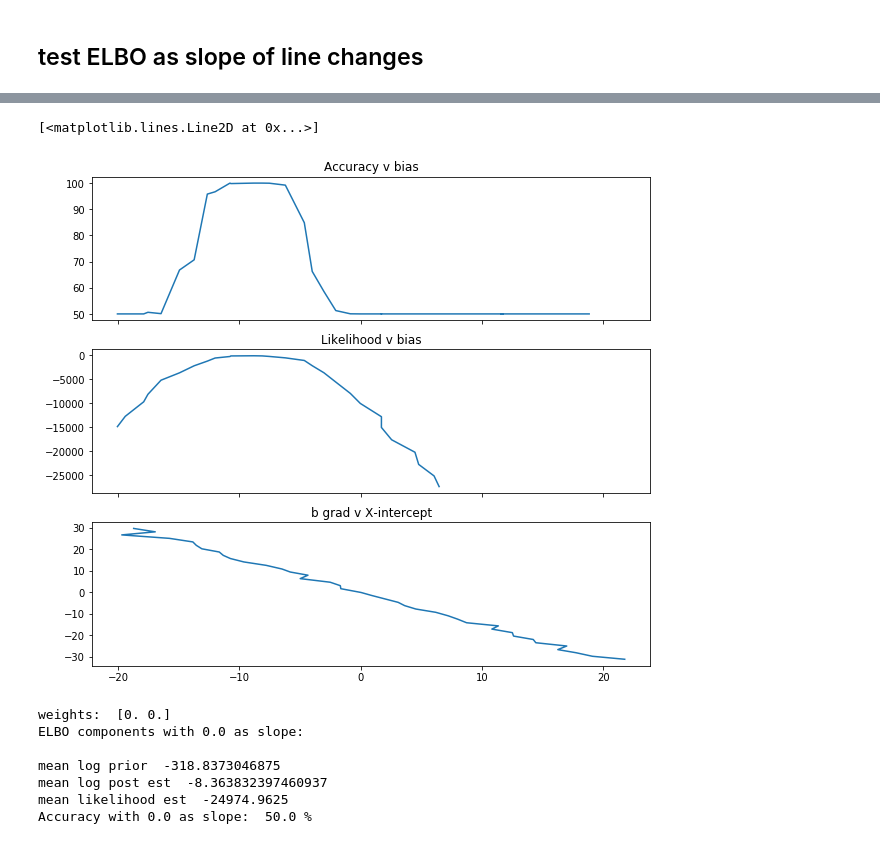
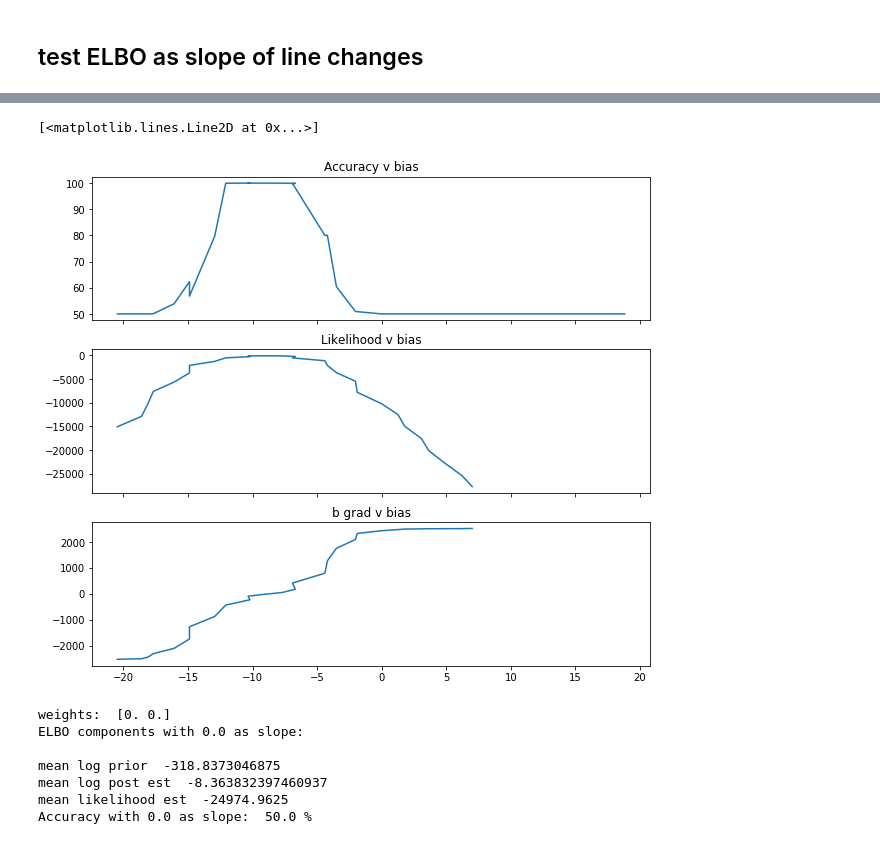
Before and after one commit to Emerson-Wenzel/BDL_final_project, a Jupyter notebook: Baysian_Logistic_regression_daniel.ipynb, the cells around one changed output, grey strips where cells are left out. Drawn from its saved outputs; the diff is of its cells as text; code cells hidden in the pictures.

```diff
--- a/Baysian_Logistic_regression_daniel.ipynb
+++ b/Baysian_Logistic_regression_daniel.ipynb
@@ -439,21 +431,21 @@ ax[2].plot(x_ints, grad_bs)
 # %%
 fig, ax = plt.subplots(3, 1, figsize=(10,9), sharex=True)
 ax[0].set_title('Accuracy v bias')
 ax[0].plot(used_bs, accuracies)
 # ax[0].scatter([np.min(X_train[y_train == 0, 1]), np.max(X_train[y_train == 0, 1])], [50,50], c='blue')
 # ax[0].axvline(np.min(X_train[y_train == 0, 1]), c='blue')
 # ax[0].axvline(np.max(X_train[y_train == 0, 1]), c='blue')
 
 # ax[0].axvline(np.min(X_train[y_train == 1, 1]), c='red')
 # ax[0].axvline(np.max(X_train[y_train == 1, 1]), c='red')
 ax[1].set_title('Likelihood v bias')
 ax[1].plot(used_bs, likelihoods)
 
-ax[2].set_title('b grad v X-intercept')
-ax[2].plot(x_ints, grad_bs)
+ax[2].set_title('b grad v bias')
+ax[2].plot(used_bs, grad_bs)
 # %% [output]
 [<matplotlib.lines.Line2D at 0x...>]
-[figure, old version]
+[figure, new version]
 # %%
 X_train1 = X_train
 y_train1 = y_train
```
Also changed, not shown: parts of 5 cells of this notebook, 1 other file.
